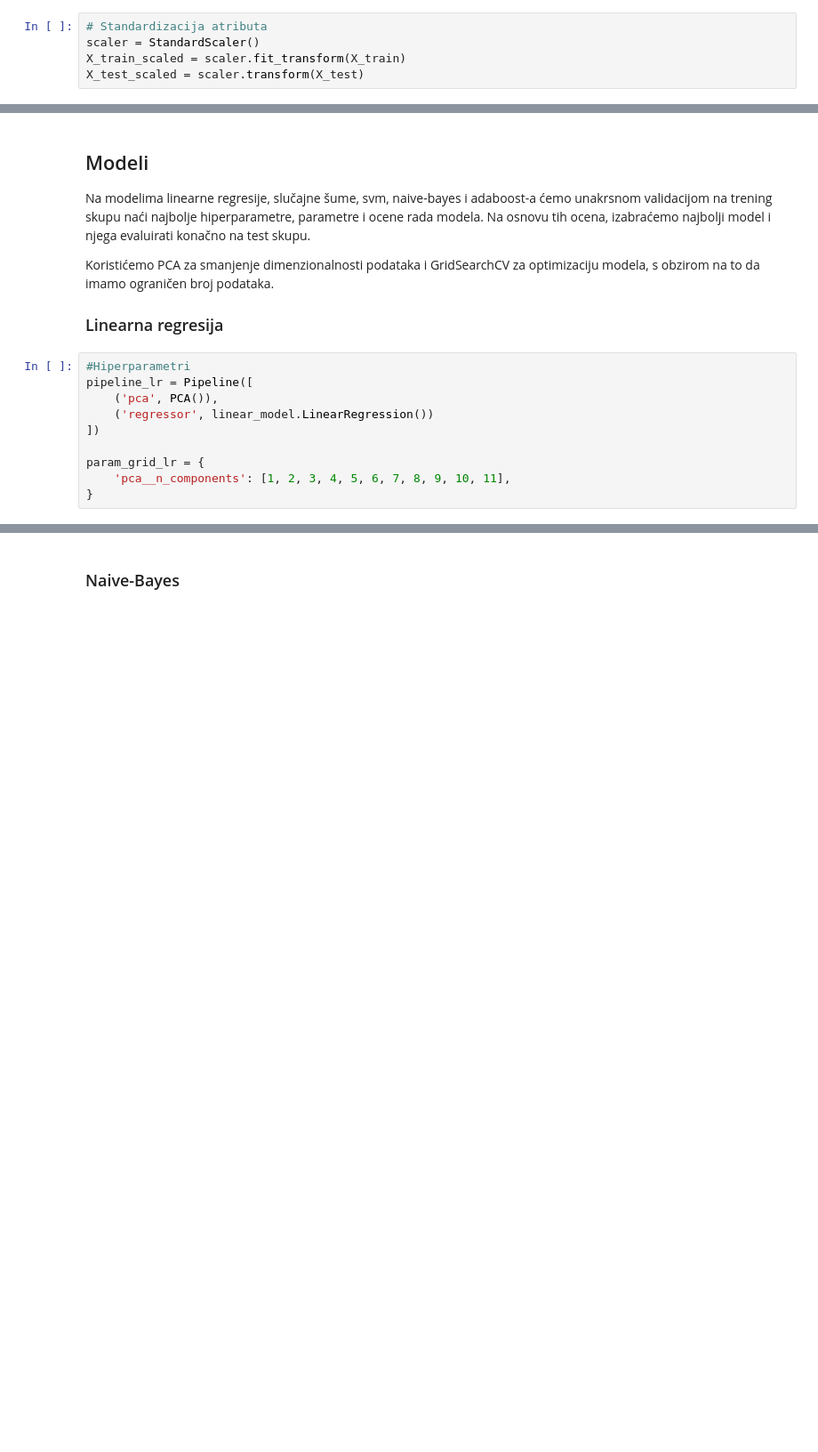
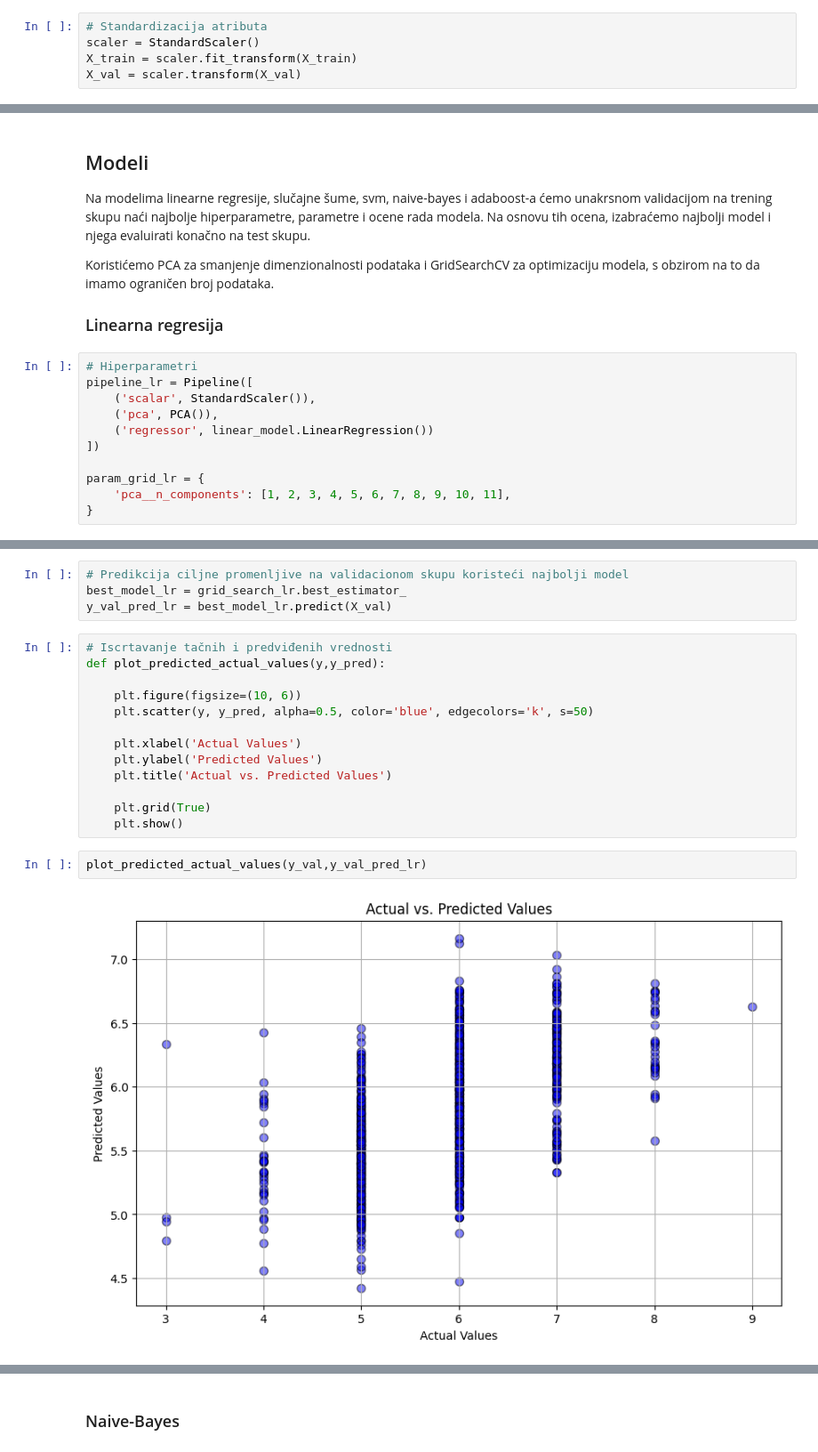
Before and after one commit to isidora00/ML_StudyBuddy, a Jupyter notebook: Vina.ipynb, the cells around one changed output, grey strips where cells are left out. Shown at 89% size. Saved outputs shown, nothing was run; the diff lists cells and outputs as text; blank space fills up the shorter version.

Commit message:
Model comparations, final model and scalar saved

```diff
--- a/Vina.ipynb
+++ b/Vina.ipynb
@@ -117,8 +121,8 @@ Sledeći korak je standardizacija atributa. Bitna napomena je da skalare za stan
 # %%
 # Standardizacija atributa
 scaler = StandardScaler()
-X_train_scaled = scaler.fit_transform(X_train)
-X_test_scaled = scaler.transform(X_test)
+X_train = scaler.fit_transform(X_train)
+X_val = scaler.transform(X_val)
 # %% [markdown]
 ### Redukcija dimenzionalnosti
 Za sve metode koje ćemo koristiti, primenićemo tehniku redukcije dimenzionalnosti. Ova tehnika je korisna za smanjenje broja atributa u podacima, čime se poboljšava efikasnost modela, smanjuje složenost i potencijalno otklanjaju redudantni podaci. Dimenzija na koju ćemo redukovati podatke biće definisana kao hiperparametar modela, što znači da će se optimizovati tokom procesa obuke modela kako bi se postigao najbolji rezultat.
@@ -131,8 +135,9 @@ Koristićemo PCA za smanjenje dimenzionalnosti podataka i GridSearchCV za optimi
 
 ### Linearna regresija
 # %%
-#Hiperparametri
+# Hiperparametri
 pipeline_lr = Pipeline([
+    ('scalar', StandardScaler()),
     ('pca', PCA()),
     ('regressor', linear_model.LinearRegression())
 ])
@@ -154,0 +158,21 @@ Best parameters for Linear Regression:  11
+# %%
+# Predikcija ciljne promenljive na validacionom skupu koristeći najbolji model
+best_model_lr = grid_search_lr.best_estimator_
+y_val_pred_lr = best_model_lr.predict(X_val)
+# %%
+# Iscrtavanje tačnih i predviđenih vrednosti
+def plot_predicted_actual_values(y,y_pred):
+
+    plt.figure(figsize=(10, 6))
+    plt.scatter(y, y_pred, alpha=0.5, color='blue', edgecolors='k', s=50)
+
+    plt.xlabel('Actual Values')
+    plt.ylabel('Predicted Values')
+    plt.title('Actual vs. Predicted Values')
+
+    plt.grid(True)
+    plt.show()
+# %%
+plot_predicted_actual_values(y_val,y_val_pred_lr)
+# %% [output]
+[figure, added]
```
Also changed, not shown: parts of 45 cells of this notebook, 2 other files.
